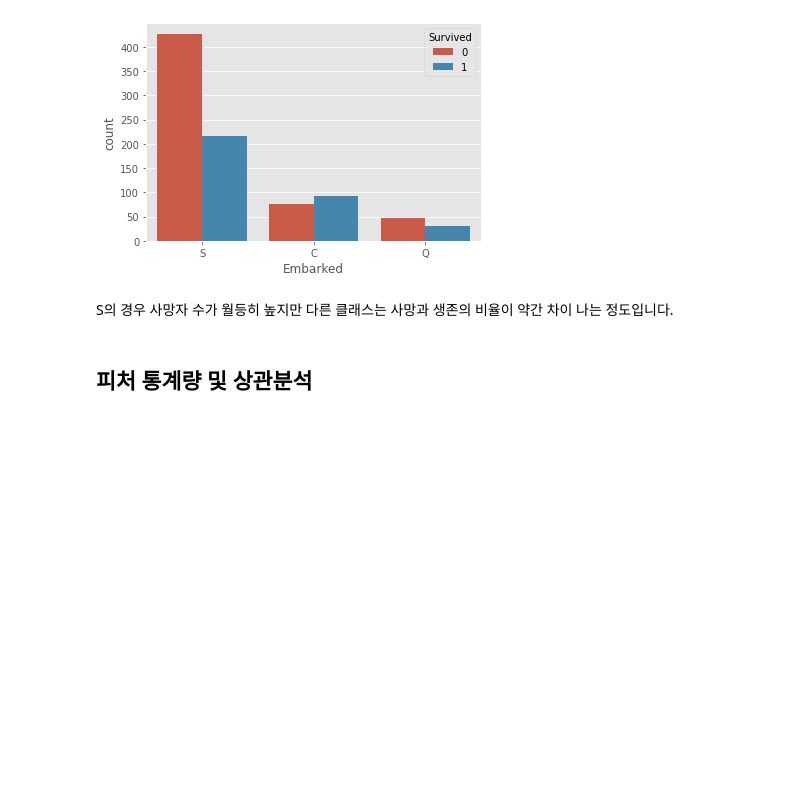
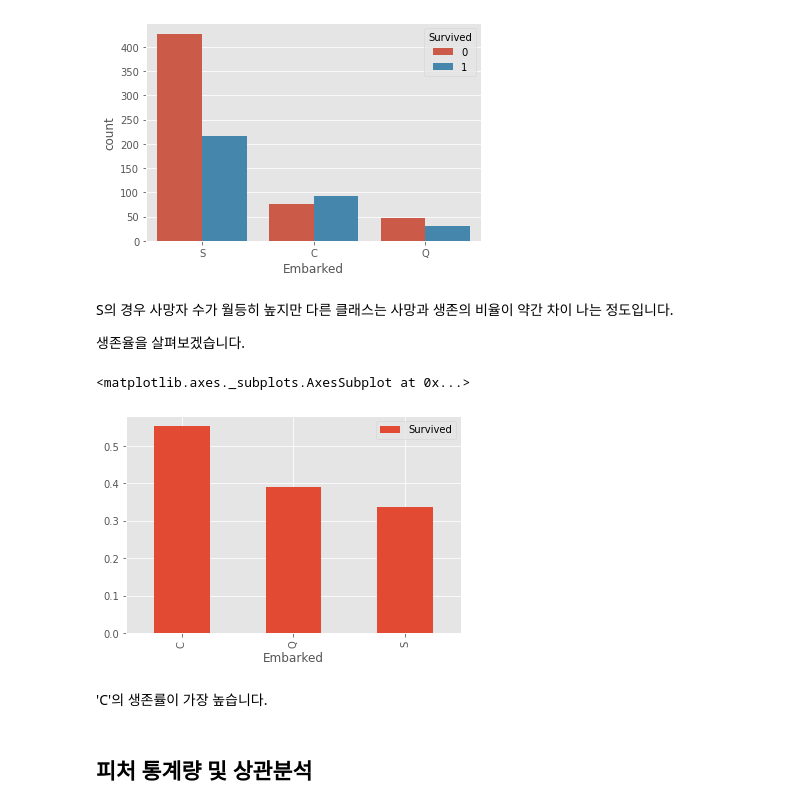
Before and after one commit to LeeSeungwon89/Kaggle_Dacon_Practice, a Jupyter notebook: Titanic_EDA.ipynb, the cells around one changed output. Drawn from its saved outputs; the diff is of its cells as text; code cells hidden in the pictures; blank space fills up the shorter version.

```diff
--- a/Titanic_EDA.ipynb
+++ b/Titanic_EDA.ipynb
@@ -430,6 +464,15 @@ sns.countplot(x='Embarked', hue='Survived', data=train)
 [figure]
 # %% [markdown]
 S의 경우 사망자 수가 월등히 높지만 다른 클래스는 사망과 생존의 비율이 약간 차이 나는 정도입니다.
+
+생존율을 살펴보겠습니다.
+# %%
+train[['Embarked', 'Survived']].groupby(['Embarked']).mean().plot.bar()
+# %% [output]
+<matplotlib.axes._subplots.AxesSubplot at 0x...>
+[figure, added]
+# %% [markdown]
+'C'의 생존률이 가장 높습니다.
 # %% [markdown]
 ## **피처 통계량 및 상관분석**
 # %% [markdown]
```
Also changed, not shown: parts of 9 cells of this notebook.
